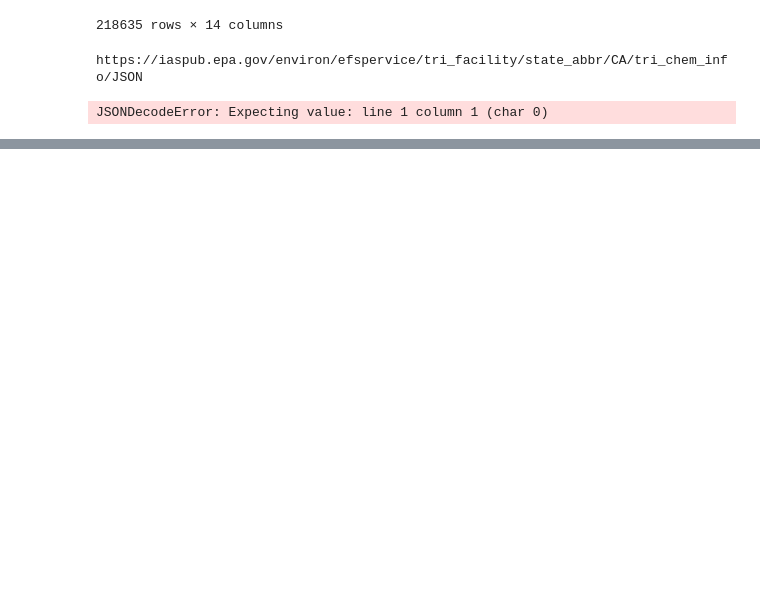
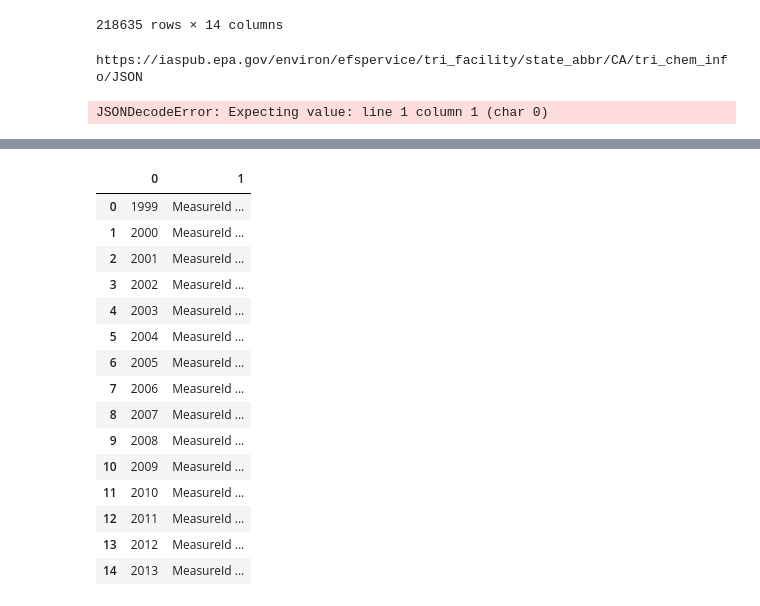
Before and after one commit to VanessaKnox/MVP-Solutions, a Jupyter notebook: masterprojectwork.ipynb, the cells around one changed output, grey strips where cells are left out. Saved outputs shown, nothing was run; the diff lists cells and outputs as text; code cells hidden in the pictures; blank space fills up the shorter version.

```diff
--- a/masterprojectwork.ipynb
+++ b/masterprojectwork.ipynb
@@ -158,0 +152,26 @@ WARNING:root:Requests made without an app_token will be subject to strict thrott
+# %%
+#cdc data for new york
+cdc_df_state = cdc_df_abreviated[(cdc_df_abreviated["StateName"] == 'New York')]
+cdc_df_state["StateName"].unique()
+
+cdc_state_group = cdc_df_state.groupby("ReportYear")
+cdc_state_group_df = pd.DataFrame(cdc_df_state.groupby("ReportYear"))
+#cdc_state_group_new = cdc_df_state_group_df.reset_index()
+cdc_state_group_df
+# %% [output]
+|  | 0 | 1 |
+| 0 | 1999 | MeasureId ... |
+| 1 | 2000 | MeasureId ... |
+| 2 | 2001 | MeasureId ... |
+| 3 | 2002 | MeasureId ... |
+| 4 | 2003 | MeasureId ... |
+| 5 | 2004 | MeasureId ... |
+| 6 | 2005 | MeasureId ... |
+| 7 | 2006 | MeasureId ... |
+| 8 | 2007 | MeasureId ... |
+| 9 | 2008 | MeasureId ... |
+| 10 | 2009 | MeasureId ... |
+| 11 | 2010 | MeasureId ... |
+| 12 | 2011 | MeasureId ... |
+| 13 | 2012 | MeasureId ... |
+| 14 | 2013 | MeasureId ... |
```
Also changed, not shown: parts of 4 cells of this notebook.
